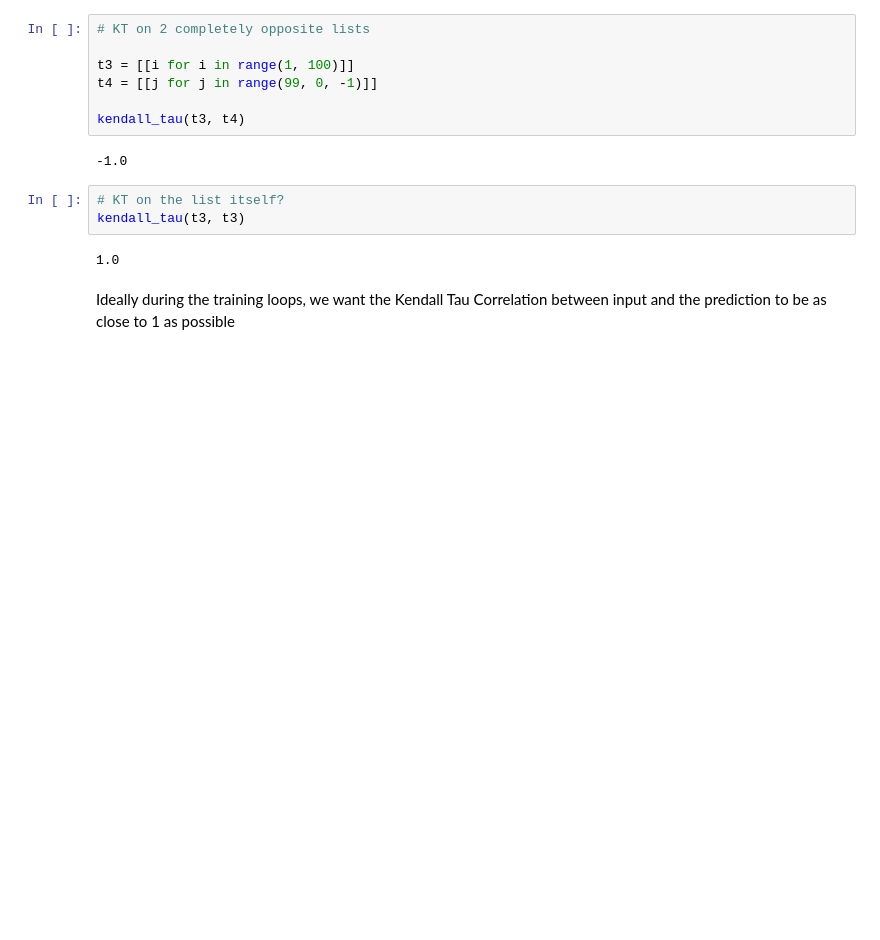
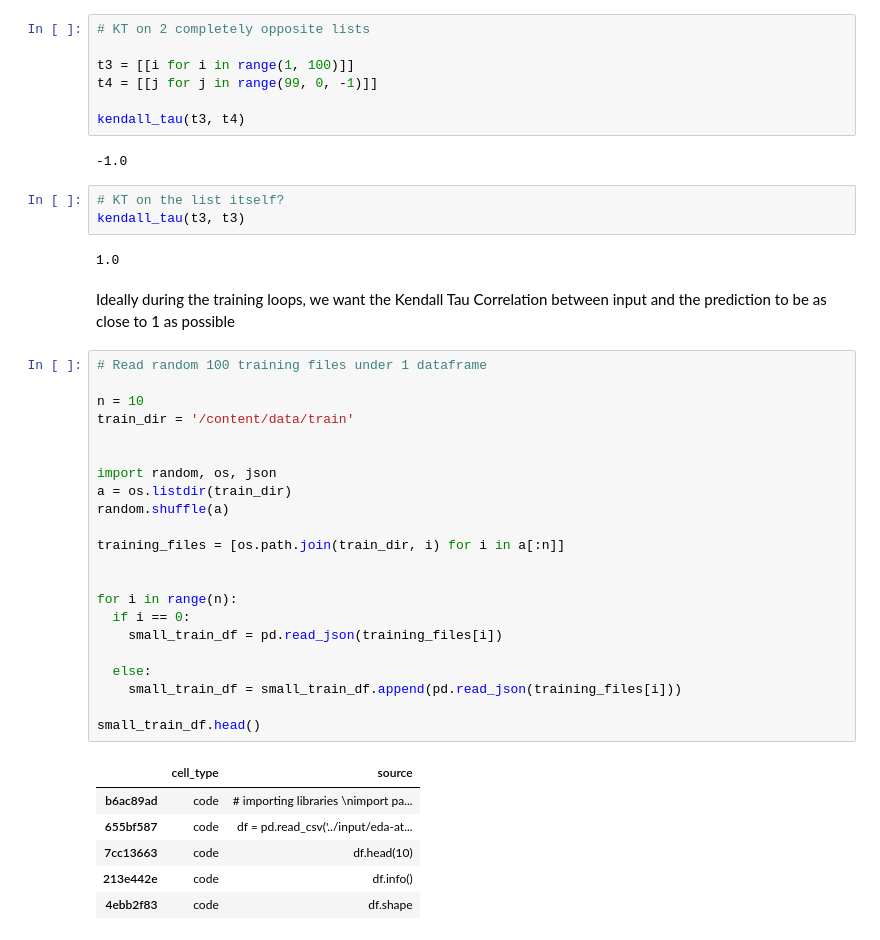
Before and after one commit to suvigyajain0101/AI4Code, a Jupyter notebook: DataPreparation.ipynb, the cells around one changed output. Cells and saved outputs as stored; diff of their text form; blank space fills up the shorter version.

Commit message:
Sample training data

```diff
--- a/DataPreparation.ipynb
+++ b/DataPreparation.ipynb
@@ -171,3 +171,32 @@ kendall_tau(t3, t3)
 1.0
 # %% [markdown]
 Ideally during the training loops, we want the Kendall Tau Correlation between input and the prediction to be as close to 1 as possible
+# %%
+# Read random 100 training files under 1 dataframe
+
+n = 10
+train_dir = '/content/data/train'
+
+
+import random, os, json
+a = os.listdir(train_dir)
+random.shuffle(a)
+
+training_files = [os.path.join(train_dir, i) for i in a[:n]]
+
+
+for i in range(n):
+  if i == 0:
+    small_train_df = pd.read_json(training_files[i])
+
+  else:
+    small_train_df = small_train_df.append(pd.read_json(training_files[i]))
+
+small_train_df.head()
+# %% [output]
+|  | cell_type | source |
+| b6ac89ad | code | # importing libraries \nimport pa... |
+| 655bf587 | code | df = pd.read_csv('../input/eda-at... |
+| 7cc13663 | code | df.head(10) |
+| 213e442e | code | df.info() |
+| 4ebb2f83 | code | df.shape |
```
Also changed, not shown: parts of 1 cell of this notebook.
